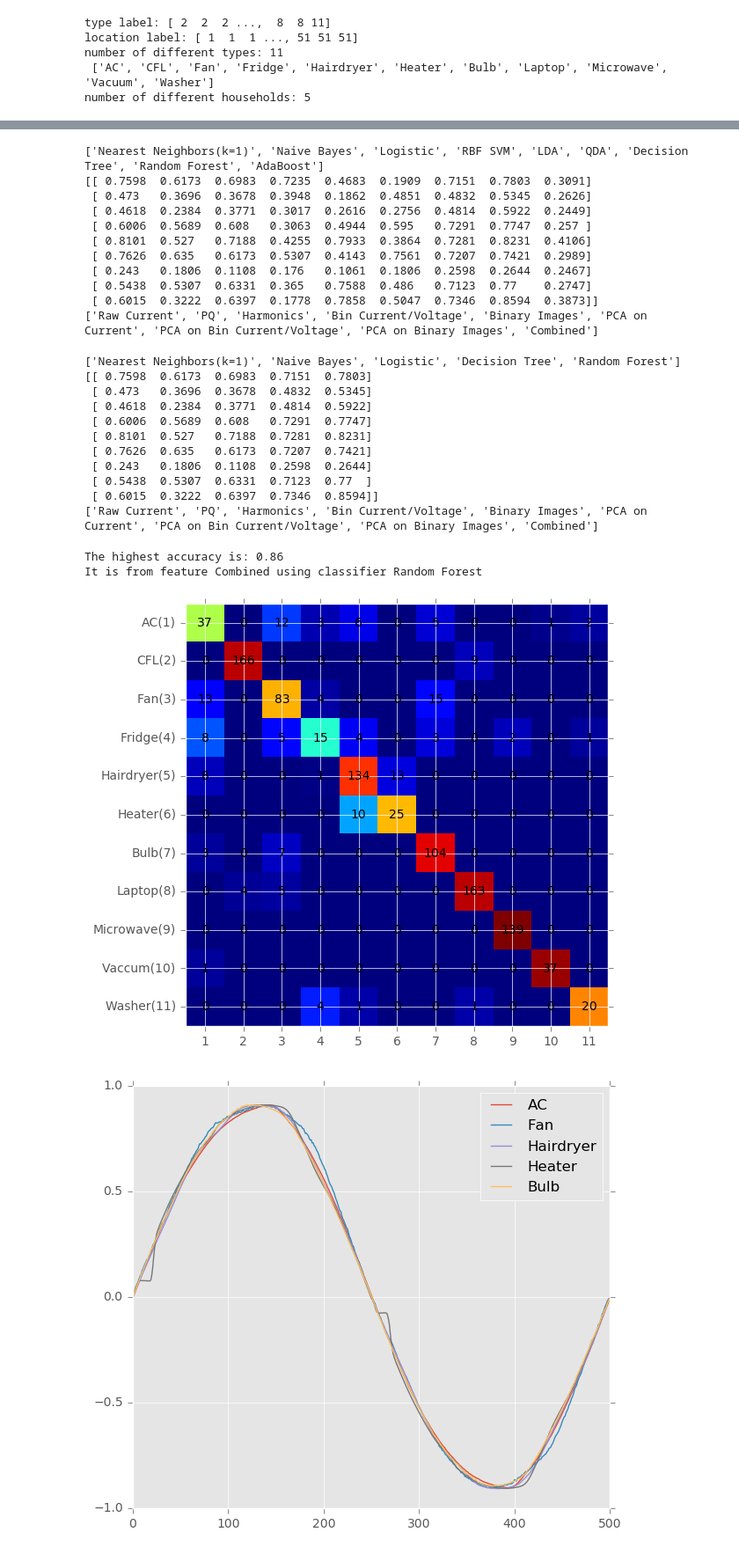
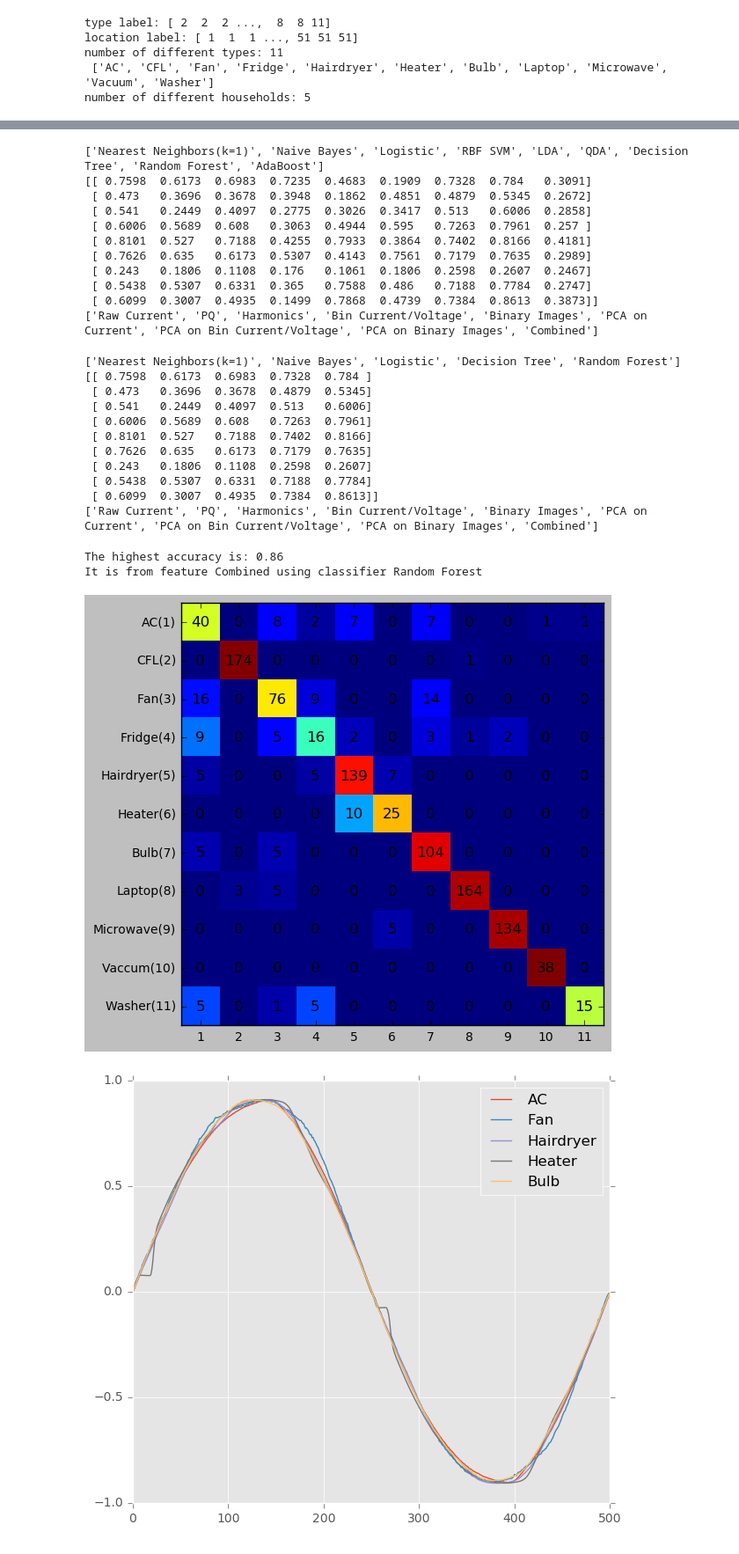
Before and after one commit to jingkungao/PLAID, a Jupyter notebook: Appliance Identification Code for GlobalSip.ipynb, the cells around one changed output, grey strips where cells are left out. Shown at 88% size. Saved outputs shown, nothing was run; the diff lists cells and outputs as text; code cells hidden in the pictures.

```diff
--- a/Appliance Identification Code for GlobalSip.ipynb
+++ b/Appliance Identification Code for GlobalSip.ipynb
@@ -381,9 +381,11 @@ plt.savefig('PQ.eps', format='eps')
 ## 3. Harmonics
 **HarmonicsF**: We will take up to 21st order of odd number harmonics
 # %%
+n = len(Data)
 order = 21
-p = (order-1)//2+1 # number of harmonics to be extracted
-harmonics = np.linspace(1,order,num=p)
+# p = (order-1)//2+1 # number of harmonics to be extracted
+p = order + 1
+harmonics = np.linspace(0,order,num=p)
 fs = 30000
 npts = 10000
 f0 = 120 # for power
@@ -830,15 +836,15 @@ print(real_acc_table)
 print(namesF)
 # %% [output]
 ['Nearest Neighbors(k=1)', 'Naive Bayes', 'Logistic', 'RBF SVM', 'LDA', 'QDA', 'Decision Tree', 'Random Forest', 'AdaBoost']
-[[ 0.7598  0.6173  0.6983  0.7235  0.4683  0.1909  0.7151  0.7803  0.3091]
- [ 0.473   0.3696  0.3678  0.3948  0.1862  0.4851  0.4832  0.5345  0.2626]
- [ 0.4618  0.2384  0.3771  0.3017  0.2616  0.2756  0.4814  0.5922  0.2449]
- [ 0.6006  0.5689  0.608   0.3063  0.4944  0.595   0.7291  0.7747  0.257 ]
- [ 0.8101  0.527   0.7188  0.4255  0.7933  0.3864  0.7281  0.8231  0.4106]
- [ 0.7626  0.635   0.6173  0.5307  0.4143  0.7561  0.7207  0.7421  0.2989]
- [ 0.243   0.1806  0.1108  0.176   0.1061  0.1806  0.2598  0.2644  0.2467]
- [ 0.5438  0.5307  0.6331  0.365   0.7588  0.486   0.7123  0.77    0.2747]
- [ 0.6015  0.3222  0.6397  0.1778  0.7858  0.5047  0.7346  0.8594  0.3873]]
+[[ 0.7598  0.6173  0.6983  0.7235  0.4683  0.1909  0.7328  0.784   0.3091]
+ [ 0.473   0.3696  0.3678  0.3948  0.1862  0.4851  0.4879  0.5345  0.2672]
+ [ 0.541   0.2449  0.4097  0.2775  0.3026  0.3417  0.513   0.6006  0.2858]
+ [ 0.6006  0.5689  0.608   0.3063  0.4944  0.595   0.7263  0.7961  0.257 ]
+ [ 0.8101  0.527   0.7188  0.4255  0.7933  0.3864  0.7402  0.8166  0.4181]
+ [ 0.7626  0.635   0.6173  0.5307  0.4143  0.7561  0.7179  0.7635  0.2989]
+ [ 0.243   0.1806  0.1108  0.176   0.1061  0.1806  0.2598  0.2607  0.2467]
+ [ 0.5438  0.5307  0.6331  0.365   0.7588  0.486   0.7188  0.7784  0.2747]
+ [ 0.6099  0.3007  0.4935  0.1499  0.7868  0.4739  0.7384  0.8613  0.3873]]
 ['Raw Current', 'PQ', 'Harmonics', 'Bin Current/Voltage', 'Binary Images', 'PCA on Current', 'PCA on Bin Current/Voltage', 'PCA on Binary Images', 'Combined']
 # %%
 ix=[0,1,2,6,7]
@@ -849,15 +855,15 @@ print(temp_table)
 print(namesF)
 # %% [output]
 ['Nearest Neighbors(k=1)', 'Naive Bayes', 'Logistic', 'Decision Tree', 'Random Forest']
-[[ 0.7598  0.6173  0.6983  0.7151  0.7803]
- [ 0.473   0.3696  0.3678  0.4832  0.5345]
- [ 0.4618  0.2384  0.3771  0.4814  0.5922]
- [ 0.6006  0.5689  0.608   0.7291  0.7747]
- [ 0.8101  0.527   0.7188  0.7281  0.8231]
- [ 0.7626  0.635   0.6173  0.7207  0.7421]
- [ 0.243   0.1806  0.1108  0.2598  0.2644]
- [ 0.5438  0.5307  0.6331  0.7123  0.77  ]
- [ 0.6015  0.3222  0.6397  0.7346  0.8594]]
+[[ 0.7598  0.6173  0.6983  0.7328  0.784 ]
+ [ 0.473   0.3696  0.3678  0.4879  0.5345]
+ [ 0.541   0.2449  0.4097  0.513   0.6006]
+ [ 0.6006  0.5689  0.608   0.7263  0.7961]
+ [ 0.8101  0.527   0.7188  0.7402  0.8166]
+ [ 0.7626  0.635   0.6173  0.7179  0.7635]
+ [ 0.243   0.1806  0.1108  0.2598  0.2607]
+ [ 0.5438  0.5307  0.6331  0.7188  0.7784]
+ [ 0.6099  0.3007  0.4935  0.7384  0.8613]]
 ['Raw Current', 'PQ', 'Harmonics', 'Bin Current/Voltage', 'Binary Images', 'PCA on Current', 'PCA on Bin Current/Voltage', 'PCA on Binary Images', 'Combined']
 # %%
 print('The highest accuracy is: %.2f' % (1*np.max(real_acc_table)))
@@ -868,7 +874,7 @@ The highest accuracy is: 0.86
 It is from feature Combined using classifier Random Forest
 # %%
 # draw confusion matrix
-
+plt.style.use('classic')
 C = sklearn.metrics.confusion_matrix(trueY, predictedY[ix1[0]][ix2[0]])
 conf_arr = C
 norm_conf = []
@@ -881,34 +887,35 @@ for i in conf_arr:
     norm_conf.append(tmp_arr)
 
 fig = plt.figure()
 plt.clf()
 ax = fig.add_subplot(111)
 ax.set_aspect(1)
 res = ax.imshow(np.array(norm_conf), cmap=plt.cm.jet,
                 interpolation='nearest')
 
 width = len(conf_arr)
 height = len(conf_arr[0])
 
 for x in range(width):
     for y in range(height):
         ax.annotate(str(conf_arr[x][y]), xy=(y, x),
                     horizontalalignment='center',
                     verticalalignment='center')
 
 # cb = fig.colorbar(res)
 
 
 
 # alphabet = 'ABCDEFGHIJKLMNOPQRSTUVWXYZ'
 alphabet=['AC(1)','CFL(2)','Fan(3)','Fridge(4)','Hairdryer(5)','Heater(6)','Bulb(7)','Laptop(8)','Microwave(9)','Vaccum(10)','Washer(11)']
 xlabels=['1','2','3','4','5','6','7','8','9','10','11']
 plt.xticks(range(width), xlabels[:width])
 plt.yticks(range(height), alphabet[:height])
 # plt.savefig('confusion_matrix.png', format='png',dpi=800)
 plt.savefig('confusion_matrix.eps', format='eps')
+plt.style.use('ggplot')
 # %% [output]
-[figure, old version]
+[figure, new version]
 # %%
 # plot four instances
 ids = [1,3,5,6,7]
```
Also changed, not shown: parts of 16 cells of this notebook.
